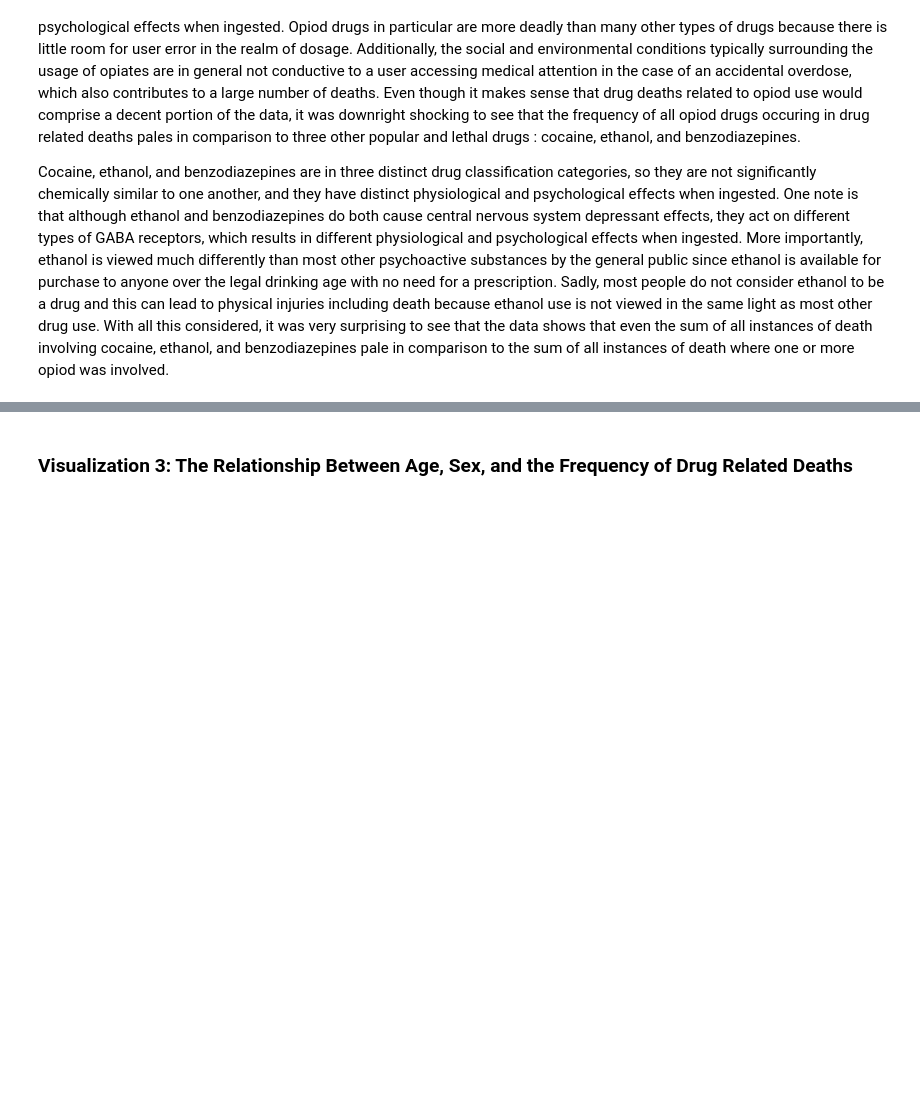
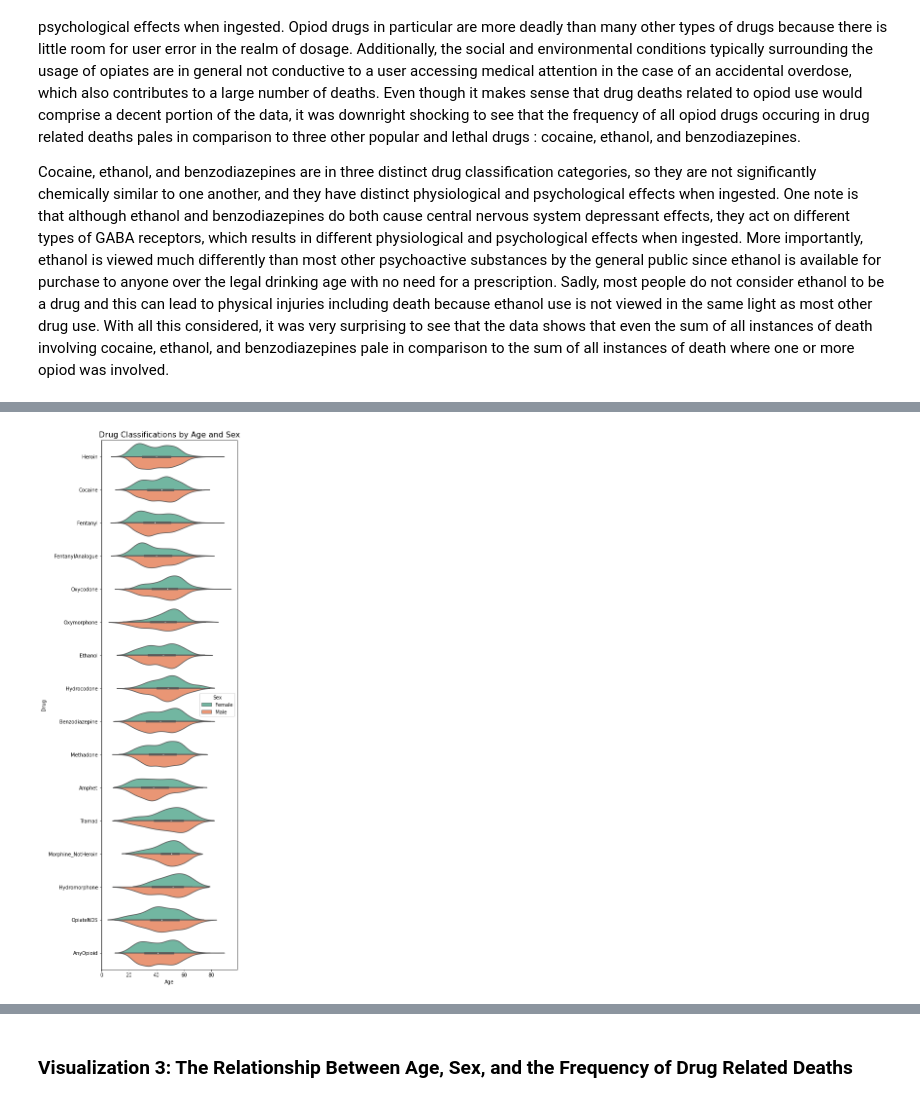
Before and after one commit to muhan-zhang/data200-final-project, a Jupyter notebook: Project.ipynb, the cells around one changed output, grey strips where cells are left out. Cells and saved outputs as stored; diff of their text form; code cells hidden in the pictures; blank space fills up the shorter version.

```diff
--- a/Project.ipynb
+++ b/Project.ipynb
@@ -791,3 +824,6 @@ Text(0, 0.5, 'Frequency')
 It was not too surprising to find that the majority of drug related deaths were the result of the use of opiate drugs, such as heroin, fentanyl, fentanyl analogue, oxycodone, oxymorphone, hydrocodone, methadone, tramadol, or the catch-all label "AnyOpiod".  Drugs classified in any opiate or opiod category are chemically similar and have similar physiological and psychological effects when ingested.  Opiod drugs in particular are more deadly than many other types of drugs because there is little room for user error in the realm of dosage.  Additionally, the social and environmental conditions typically surrounding the usage of opiates are in general not conductive to a user accessing medical attention in the case of an accidental overdose, which also contributes to a large number of deaths.  Even though it makes sense that drug deaths related to opiod use would comprise a decent portion of the data, it was downright shocking to see that the frequency of all opiod drugs occuring in drug related deaths pales in comparison to three other popular and lethal drugs : cocaine, ethanol, and benzodiazepines.
 
 Cocaine, ethanol, and benzodiazepines are in three distinct drug classification categories, so they are not significantly chemically similar to one another, and they have distinct physiological and psychological effects when ingested.  One note is that although ethanol and benzodiazepines do both cause central nervous system depressant effects, they act on different types of GABA receptors, which results in different physiological and psychological effects when ingested.  More importantly, ethanol is viewed much differently than most other psychoactive substances by the general public since ethanol is available for purchase to anyone over the legal drinking age with no need for a prescription.  Sadly, most people do not consider ethanol to be a drug and this can lead to physical injuries including death because ethanol use is not viewed in the same light as most other drug use.  With all this considered, it was very surprising to see that the data shows that even the sum of all instances of death involving cocaine, ethanol, and benzodiazepines pale in comparison to the sum of all instances of death where one or more opiod was involved.
+# %%
+sex_age_drug = drug_related_deaths_geo[['Age', 'Sex']].merge(drug_classifications, left_index=True, right_index=True)
+sex_age_drug
@@ -793,0 +844,19 @@ Cocaine, ethanol, and benzodiazepines are in three distinct drug classification
+# %%
+sex_age_drug_dist = \
+sex_age_drug[sex_age_drug.iloc[:, 2] == 1].iloc[:, 0: 2]\
+            .groupby(['Sex', 'Age'], as_index=False)\
+            .size()\
+            .rename({'size': sex_age_drug.columns[2]}, axis=1)
+for patch in range(3, 18):
+    sex_age_drug_dist = sex_age_drug_dist.merge(
+    sex_age_drug[sex_age_drug.iloc[:, patch] == 1].iloc[:, 0: 2]\
+            .groupby(['Sex', 'Age'], as_index=False)\
+            .size()\
+            .rename({'size': sex_age_drug.columns[patch]}, axis=1),
+    how='outer',\
+    on=['Sex', 'Age']
+    )
+
+sex_age_drug_dist = sex_age_drug_dist.fillna(0)
+sex_age_drug_dist.iloc[:, 1:] = sex_age_drug_dist.iloc[:, 1:].astype(int)
+sex_age_drug_dist.head()
@@ -793,0 +870,11 @@ Cocaine, ethanol, and benzodiazepines are in three distinct drug classification
+# %%
+sex_age_drug_dists = sex_age_drug[sex_age_drug.iloc[:, 2] == 1].iloc[:, 0: 2]
+sex_age_drug_dists['Drug'] = sex_age_drug.columns[2]
+sex_age_drug_dists.head()
+
+for patch in range(3, 18):
+    sex_age_drug_dist = sex_age_drug[sex_age_drug.iloc[:, patch] == 1].iloc[:, 0: 2]
+    sex_age_drug_dist['Drug'] = sex_age_drug.columns[patch]
+    sex_age_drug_dists = pd.concat([sex_age_drug_dists, sex_age_drug_dist])
+
+sex_age_drug_dists.head()
@@ -793,0 +888,3 @@ Cocaine, ethanol, and benzodiazepines are in three distinct drug classification
+# %%
+sex_age_drug_dists = sex_age_drug_dists.loc[sex_age_drug_dists['Sex'] != 'Unknown', :].dropna()
+sex_age_drug_dists.head()
@@ -793,0 +898,7 @@ Cocaine, ethanol, and benzodiazepines are in three distinct drug classification
+# %%
+fig = plt.figure(figsize=(5, 20))
+ax = plt.subplot(111)
+sns.violinplot(data=sex_age_drug_dists, y='Drug', x='Age', hue='Sex', split=True, ax=ax, orient='h', palette="Set2")
+plt.title("Drug Classifications by Age and Sex", fontsize=16);
+# %% [output]
+[figure, added]
```
Also changed, not shown: parts of 24 cells of this notebook.
